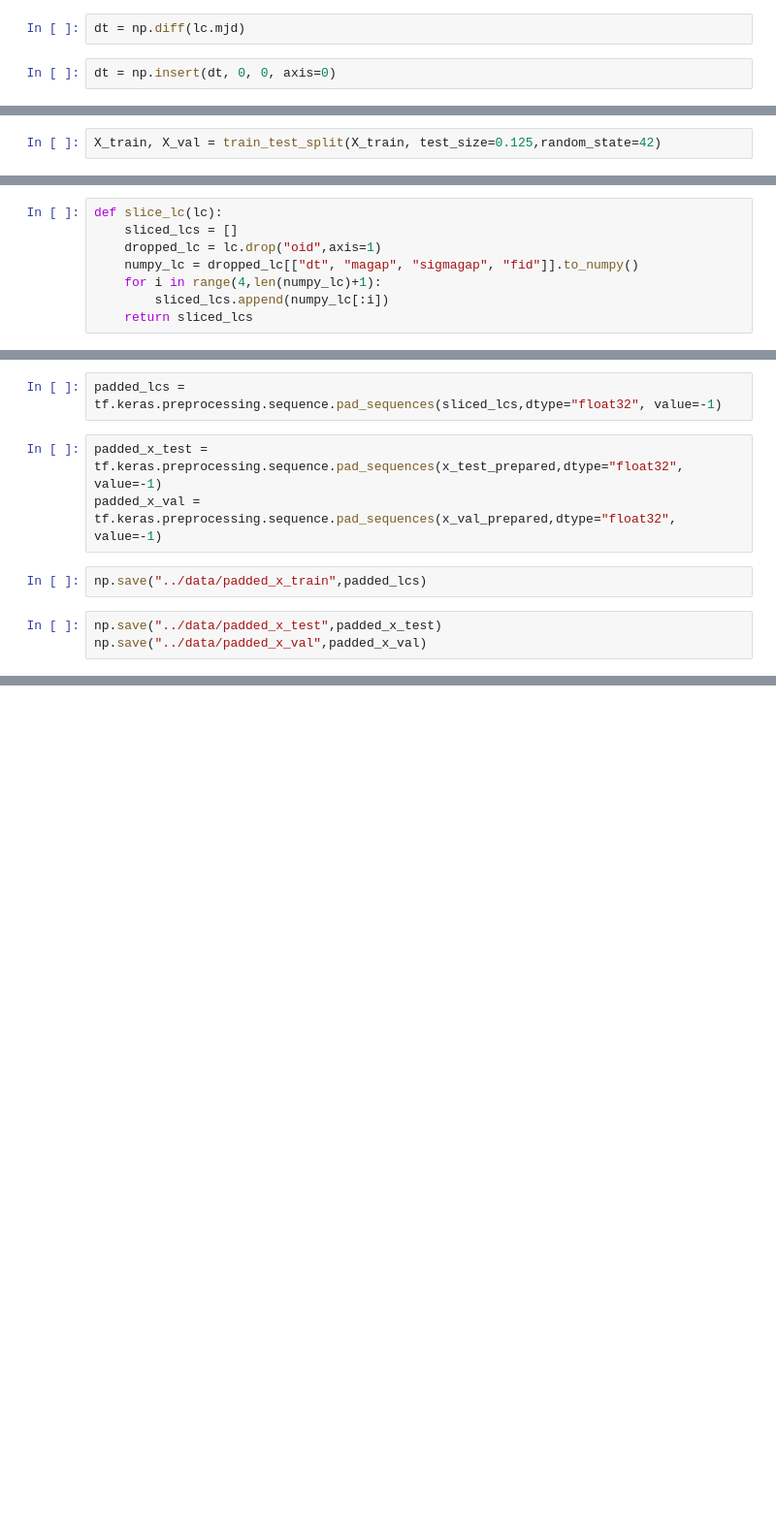
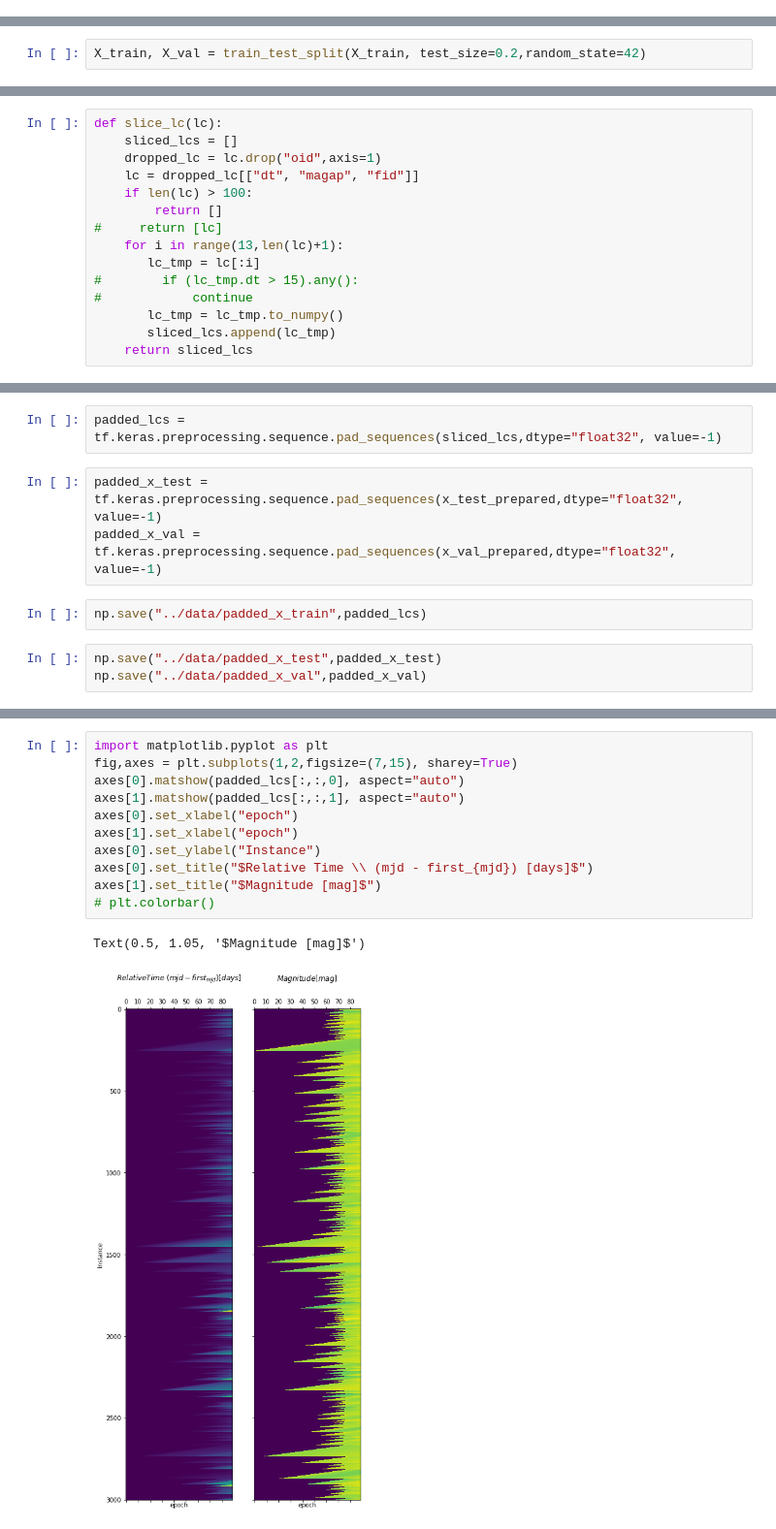
Before and after one commit to cvalenzu/snforecast, a Jupyter notebook: notebooks/Preparing data.ipynb, the cells around one changed output, grey strips where cells are left out. Shown: that part at 97% size. Cells and saved outputs as stored; diff of their text form; blank space fills up the shorter version.

```diff
--- a/notebooks/Preparing data.ipynb
+++ b/notebooks/Preparing data.ipynb
@@ -14,6 +13,2 @@ lc.sort_values('mjd', inplace=True)
-# %%
-dt = np.diff(lc.mjd)
-# %%
-dt = np.insert(dt, 0, 0, axis=0)
 # %%
 lcs = []
@@ -31,7 +44,7 @@ for oid in df.oid.unique():
 # %%
 X_train, X_test = train_test_split(lcs, test_size=0.2,random_state=42)
 # %%
-X_train, X_val = train_test_split(X_train, test_size=0.125,random_state=42)
+X_train, X_val = train_test_split(X_train, test_size=0.2,random_state=42)
 # %%
 def prepare_lc(lc):
     dropped_lc = lc.drop("oid",axis=1)
@@ -41,9 +54,16 @@ def prepare_lc(lc):
 def slice_lc(lc):
     sliced_lcs = []
     dropped_lc = lc.drop("oid",axis=1)
-    numpy_lc = dropped_lc[["dt", "magap", "sigmagap", "fid"]].to_numpy()
-    for i in range(4,len(numpy_lc)+1):
-        sliced_lcs.append(numpy_lc[:i])
+    lc = dropped_lc[["dt", "magap", "fid"]]
+    if len(lc) > 100:
+        return []
+#     return [lc]
+    for i in range(13,len(lc)+1):
+       lc_tmp = lc[:i]
+#        if (lc_tmp.dt > 15).any():
+#            continue
+       lc_tmp = lc_tmp.to_numpy()
+       sliced_lcs.append(lc_tmp)
     return sliced_lcs
 # %%
 sliced_lcs = []
@@ -84,0 +107,14 @@ np.save("../data/padded_x_val",padded_x_val)
+# %%
+import matplotlib.pyplot as plt
+fig,axes = plt.subplots(1,2,figsize=(7,15), sharey=True)
+axes[0].matshow(padded_lcs[:,:,0], aspect="auto")
+axes[1].matshow(padded_lcs[:,:,1], aspect="auto")
+axes[0].set_xlabel("epoch")
+axes[1].set_xlabel("epoch")
+axes[0].set_ylabel("Instance")
+axes[0].set_title("$Relative Time \\ (mjd - first_{mjd}) [days]$")
+axes[1].set_title("$Magnitude [mag]$")
+# plt.colorbar()
+# %% [output]
+Text(0.5, 1.05, '$Magnitude [mag]$')
+[figure, added]
```
Also changed, not shown: parts of 13 cells of this notebook, 5 other files.
